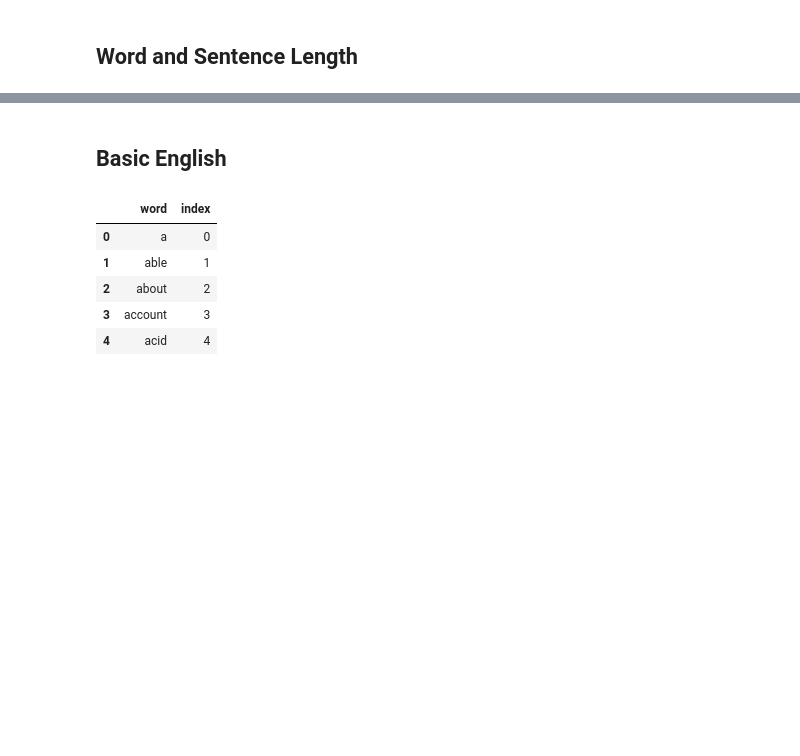
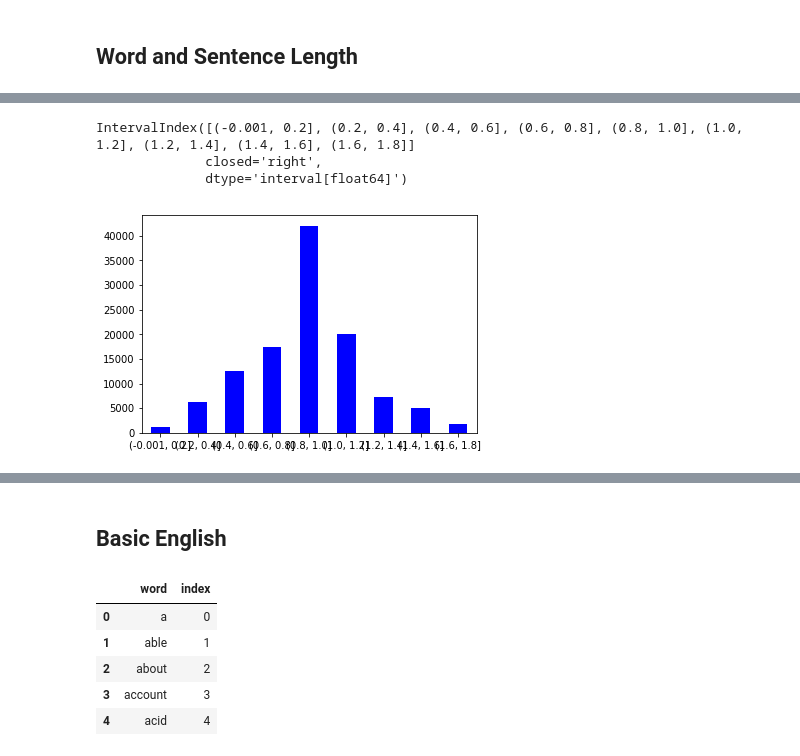
Before and after one commit to PaulOpu/TS_LossFunction, a Jupyter notebook: code/feature_experiments.ipynb, the cells around one changed output, grey strips where cells are left out. Cells and saved outputs as stored; diff of their text form; code cells hidden in the pictures; blank space fills up the shorter version.

```diff
--- a/code/feature_experiments.ipynb
+++ b/code/feature_experiments.ipynb
@@ -134,0 +142,10 @@ df.plot.scatter(x="s_word_mean",y="n_word_mean")
+# %%
+out = pd.cut(df["sent_len_ratio"], bins=[i/10 for i in range(0,20,2)], include_lowest=True)
+ax = out.value_counts(sort=False).plot.bar(rot=0, color="b", figsize=(6,4))
+#ax.set_xticklabels([c[1:-1].replace(","," to") for c in out.cat.categories])
+print(out.cat.categories)
+# %% [output]
+IntervalIndex([(-0.001, 0.2], (0.2, 0.4], (0.4, 0.6], (0.6, 0.8], (0.8, 1.0], (1.0, 1.2], (1.2, 1.4], (1.4, 1.6], (1.6, 1.8]]
+              closed='right',
+              dtype='interval[float64]')
+[figure, added]
```
Also changed, not shown: parts of 38 cells of this notebook.
